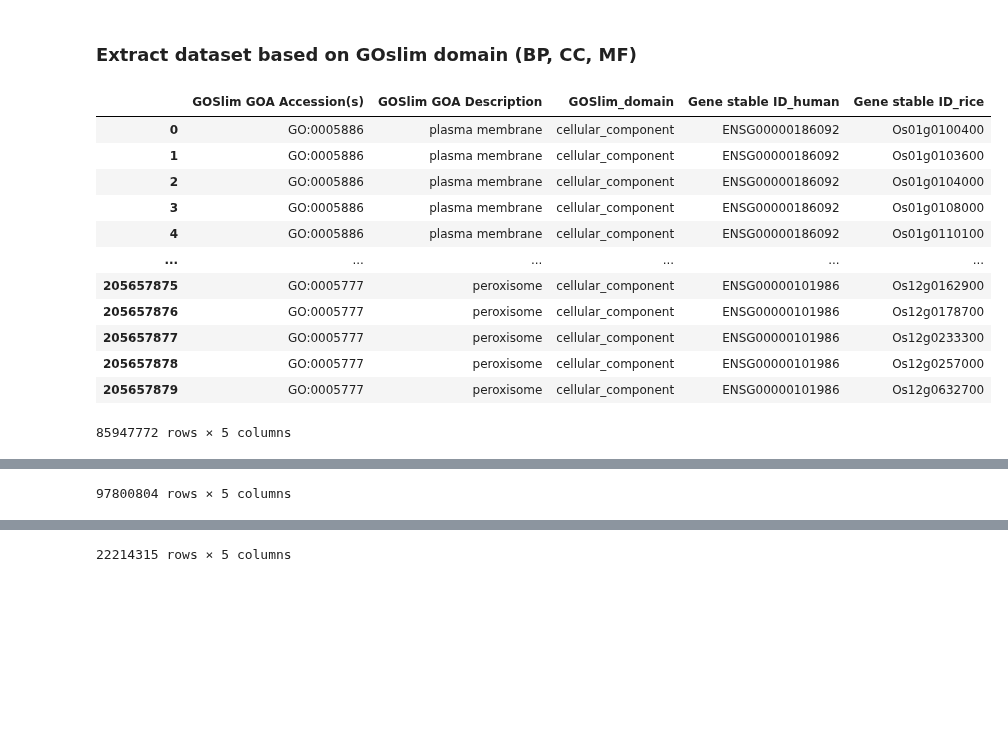
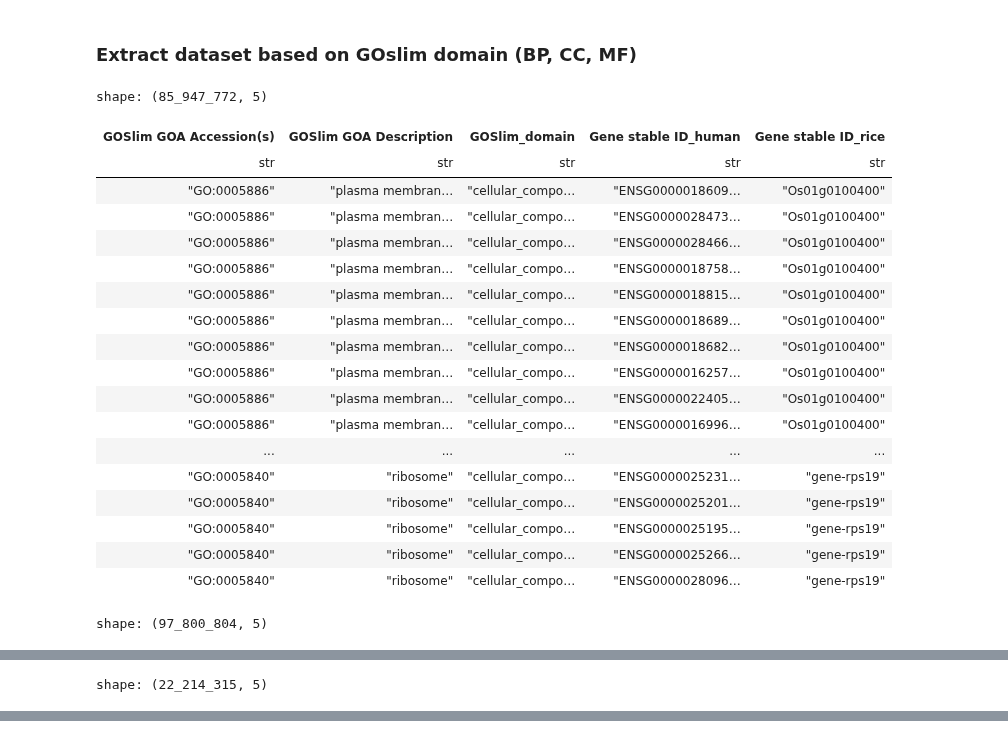
Before and after one commit to yonezawa-sora/pycircos_comaparative_species, a Jupyter notebook: data_preprocessing/2_GOSlim_combined_all_HR.ipynb, the cells around one changed output, grey strips where cells are left out. Drawn from its saved outputs; the diff is of its cells as text; code cells hidden in the pictures; blank space fills up the shorter version.

```diff
--- a/data_preprocessing/2_GOSlim_combined_all_HR.ipynb
+++ b/data_preprocessing/2_GOSlim_combined_all_HR.ipynb
@@ -49,0 +66,19 @@ display(goslim_all_rice_filtered.compute())
+# %%
+#merge dataframe based on common column 'GOSlim GOA Accession(s)', 'GOSlim GOA Description', 'GOSlim_domain'
+merged_df_goslim = goslim_all_human_filtered.join(
+    goslim_all_rice_filtered,
+    left_on=['GOSlim GOA Accession(s)', 'GOSlim GOA Description', 'GOSlim_domain'],
+    right_on=['GOSlim GOA Accession(s)','GOSlim GOA Description', 'GOSlim_domain'],
+    how='inner',
+    suffix='_rice'
+)
+merged_df_goslim = merged_df_goslim.rename({"Gene stable ID" : "Gene stable ID_human"})
+merged_df_goslim = merged_df_goslim.select([
+    "GOSlim GOA Accession(s)",
+    "GOSlim GOA Description",
+    "GOSlim_domain",
+    "Gene stable ID_human",
+    "Gene stable ID_rice"
+])
+
+display(merged_df_goslim)
@@ -108,26 +169,40 @@ Missing accessions: set()
 # %% [markdown]
 ### Extract dataset based on GOslim domain (BP, CC, MF)
 # %%
-cellular_component = merged_df_goslim_pd[merged_df_goslim_pd['GOSlim_domain'] == 'cellular_component']
-molecular_function = merged_df_goslim_pd[merged_df_goslim_pd['GOSlim_domain'] == 'molecular_function']
-biological_process = merged_df_goslim_pd[merged_df_goslim_pd['GOSlim_domain'] == 'biological_process']
+# if you search specific string in column, use 'filter' function and 'str.contains' method
+cellular_component = merged_df_goslim.filter(pl.col("GOSlim_domain").str.contains("cellular_component"))
+molecular_function = merged_df_goslim.filter(pl.col("GOSlim_domain").str.contains("molecular_function"))
+biological_process = merged_df_goslim.filter(pl.col("GOSlim_domain").str.contains("biological_process"))
 
-cellular_component.to_csv(f"../data/GOSlim_merge_{organism1_vs_organism2}/GOslim_merge_common_goslim_correspondence_cc.tsv", sep='\t', index=False)
-molecular_function.to_csv(f"../data/GOSlim_merge_{organism1_vs_organism2}/GOslim_merge_common_goslim_correspondence_mf.tsv", sep='\t', index=False)
-biological_process.to_csv(f"../data/GOSlim_merge_{organism1_vs_organism2}/GOslim_merge_common_goslim_correspondence_bp.tsv", sep='\t', index=False)
+
+#write output
+cellular_component.write_csv(f"../data/GOSlim_merge_{organism1_vs_organism2}/GOslim_merge_common_goslim_correspondence_cc.tsv",
+                            separator="\t")
+molecular_function.write_csv(f"../data/GOSlim_merge_{organism1_vs_organism2}/GOslim_merge_common_goslim_correspondence_mf.tsv",
+                            separator="\t")
+biological_process.write_csv(f"../data/GOSlim_merge_{organism1_vs_organism2}/GOslim_merge_common_goslim_correspondence_bp.tsv",
+                            separator="\t")
+
 
 display(cellular_component, molecular_function, biological_process)
 # %% [output]
+shape: (85_947_772, 5)
-|  | GOSlim GOA Accession(s) | GOSlim GOA Description | GOSlim_domain | Gene stable ID_human | Gene stable ID_rice |
-| 0 | GO:0005886 | plasma membrane | cellular_component | ENSG00000186092 | Os01g0100400 |
-| 1 | GO:0005886 | plasma membrane | cellular_component | ENSG00000186092 | Os01g0103600 |
-| 2 | GO:0005886 | plasma membrane | cellular_component | ENSG00000186092 | Os01g0104000 |
-| 3 | GO:0005886 | plasma membrane | cellular_component | ENSG00000186092 | Os01g0108000 |
-| 4 | GO:0005886 | plasma membrane | cellular_component | ENSG00000186092 | Os01g0110100 |
-| ... | ... | ... | ... | ... | ... |
-| 205657875 | GO:0005777 | peroxisome | cellular_component | ENSG00000101986 | Os12g0162900 |
-| 205657876 | GO:0005777 | peroxisome | cellular_component | ENSG00000101986 | Os12g0178700 |
-| 205657877 | GO:0005777 | peroxisome | cellular_component | ENSG00000101986 | Os12g0233300 |
-| 205657878 | GO:0005777 | peroxisome | cellular_component | ENSG00000101986 | Os12g0257000 |
-| 205657879 | GO:0005777 | peroxisome | cellular_component | ENSG00000101986 | Os12g0632700 |
+| GOSlim GOA Accession(s) | GOSlim GOA Description | GOSlim_domain | Gene stable ID_human | Gene stable ID_rice |
+| str | str | str | str | str |
+| "GO:0005886" | "plasma membran… | "cellular_compo… | "ENSG0000018609… | "Os01g0100400" |
+| "GO:0005886" | "plasma membran… | "cellular_compo… | "ENSG0000028473… | "Os01g0100400" |
+| "GO:0005886" | "plasma membran… | "cellular_compo… | "ENSG0000028466… | "Os01g0100400" |
+| "GO:0005886" | "plasma membran… | "cellular_compo… | "ENSG0000018758… | "Os01g0100400" |
+| "GO:0005886" | "plasma membran… | "cellular_compo… | "ENSG0000018815… | "Os01g0100400" |
+| "GO:0005886" | "plasma membran… | "cellular_compo… | "ENSG0000018689… | "Os01g0100400" |
+| "GO:0005886" | "plasma membran… | "cellular_compo… | "ENSG0000018682… | "Os01g0100400" |
+| "GO:0005886" | "plasma membran… | "cellular_compo… | "ENSG0000016257… | "Os01g0100400" |
+| "GO:0005886" | "plasma membran… | "cellular_compo… | "ENSG0000022405… | "Os01g0100400" |
+| "GO:0005886" | "plasma membran… | "cellular_compo… | "ENSG0000016996… | "Os01g0100400" |
+| ... | ... | ... | ... | ... |
+| "GO:0005840" | "ribosome" | "cellular_compo… | "ENSG0000025231… | "gene-rps19" |
+| "GO:0005840" | "ribosome" | "cellular_compo… | "ENSG0000025201… | "gene-rps19" |
+| "GO:0005840" | "ribosome" | "cellular_compo… | "ENSG0000025195… | "gene-rps19" |
+| "GO:0005840" | "ribosome" | "cellular_compo… | "ENSG0000025266… | "gene-rps19" |
+| "GO:0005840" | "ribosome" | "cellular_compo… | "ENSG0000028096… | "gene-rps19" |
-85947772 rows × 5 columns
+shape: (97_800_804, 5)
@@ -146 +227 @@ display(cellular_component, molecular_function, biological_process)
-97800804 rows × 5 columns
+shape: (22_214_315, 5)
@@ -159 +245,0 @@ display(cellular_component, molecular_function, biological_process)
-22214315 rows × 5 columns
```
Also changed, not shown: parts of 10 cells of this notebook.
